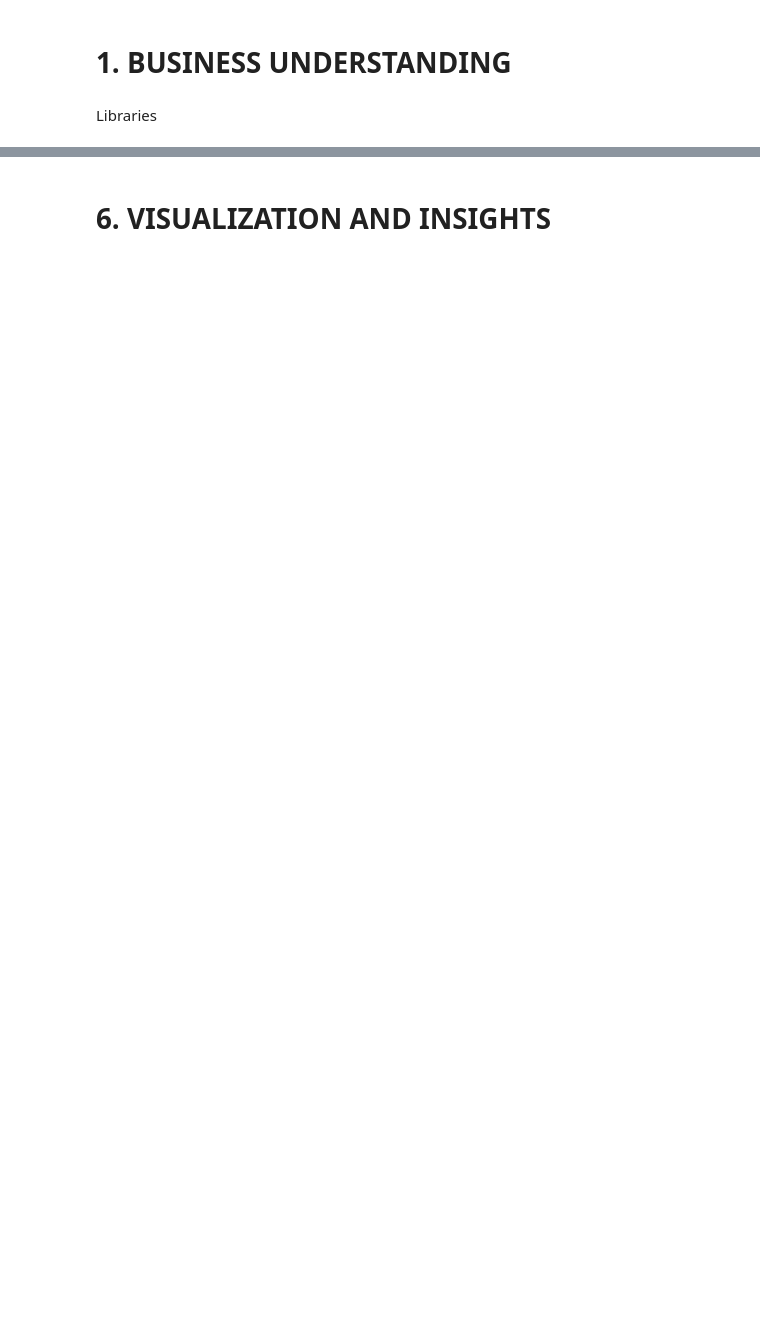
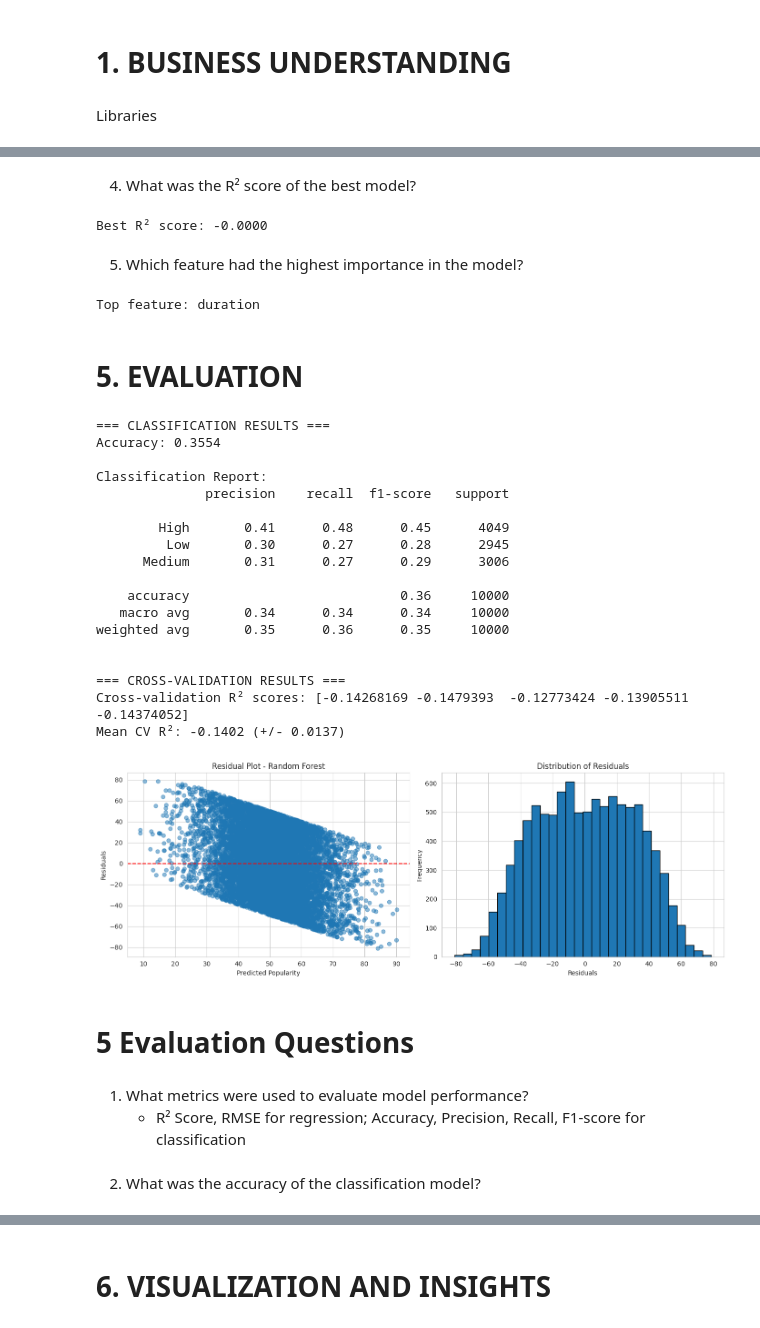
Before and after one commit to darensalvador5226-max/ennnn, a Jupyter notebook: Finals50k.ipynb, the cells around one changed output, grey strips where cells are left out. Saved outputs shown, nothing was run; the diff lists cells and outputs as text; code cells hidden in the pictures; blank space fills up the shorter version.

```diff
--- a/Finals50k.ipynb
+++ b/Finals50k.ipynb
@@ -311,0 +372,79 @@ plt.show()
+# %% [markdown]
+4. What was the R² score of the best model?
+# %%
+best_r2 = max(r2_score(y_test, y_pred_lr), r2_score(y_test, y_pred_rf))
+print(f"Best R² score: {best_r2:.4f}")
+# %% [output]
+Best R² score: -0.0000
+# %% [markdown]
+5. Which feature had the highest importance in the model?
+# %%
+top_feature = feature_importance.iloc[0]['feature']
+print(f"Top feature: {top_feature}")
+# %% [output]
+Top feature: duration
+# %% [markdown]
+# **5. EVALUATION**
+# %%
+y_class = model_df['popularity_category']
+X_train_c, X_test_c, y_train_c, y_test_c = train_test_split(X, y_class, test_size=0.2, random_state=42)
+
+rf_classifier = RandomForestClassifier(n_estimators=100, random_state=42)
+rf_classifier.fit(X_train_c, y_train_c)
+y_pred_class = rf_classifier.predict(X_test_c)
+
+print("=== CLASSIFICATION RESULTS ===")
+print(f"Accuracy: {accuracy_score(y_test_c, y_pred_class):.4f}")
+print("\nClassification Report:")
+print(classification_report(y_test_c, y_pred_class))
+
+cv_scores = cross_val_score(rf_model, X, y, cv=5, scoring='r2')
+print("\n=== CROSS-VALIDATION RESULTS ===")
+print(f"Cross-validation R² scores: {cv_scores}")
+print(f"Mean CV R²: {cv_scores.mean():.4f} (+/- {cv_scores.std() * 2:.4f})")
+
+residuals = y_test - y_pred_rf
+
+plt.figure(figsize=(14, 5))
+
+plt.subplot(1, 2, 1)
+plt.scatter(y_pred_rf, residuals, alpha=0.5)
+plt.axhline(y=0, color='r', linestyle='--')
+plt.xlabel('Predicted Popularity')
+plt.ylabel('Residuals')
+plt.title('Residual Plot - Random Forest')
+
+plt.subplot(1, 2, 2)
+plt.hist(residuals, bins=30, edgecolor='black')
+plt.xlabel('Residuals')
+plt.ylabel('Frequency')
+plt.title('Distribution of Residuals')
+plt.tight_layout()
+plt.show()
+# %% [output]
+=== CLASSIFICATION RESULTS ===
+Accuracy: 0.3554
+
+Classification Report:
+              precision    recall  f1-score   support
+
+        High       0.41      0.48      0.45      4049
+         Low       0.30      0.27      0.28      2945
+      Medium       0.31      0.27      0.29      3006
+
+    accuracy                           0.36     10000
+   macro avg       0.34      0.34      0.34     10000
+weighted avg       0.35      0.36      0.35     10000
+
+
+=== CROSS-VALIDATION RESULTS ===
+Cross-validation R² scores: [-0.14268169 -0.1479393  -0.12773424 -0.13905511 -0.14374052]
+Mean CV R²: -0.1402 (+/- 0.0137)
+[figure, added]
+# %% [markdown]
+# 5 Evaluation Questions
+# %% [markdown]
+1. What metrics were used to evaluate model performance?
+    - R² Score, RMSE for regression; Accuracy, Precision, Recall, F1-score for classification
+# %% [markdown]
+2. What was the accuracy of the classification model?
```
Also changed, not shown: parts of 64 cells of this notebook.
